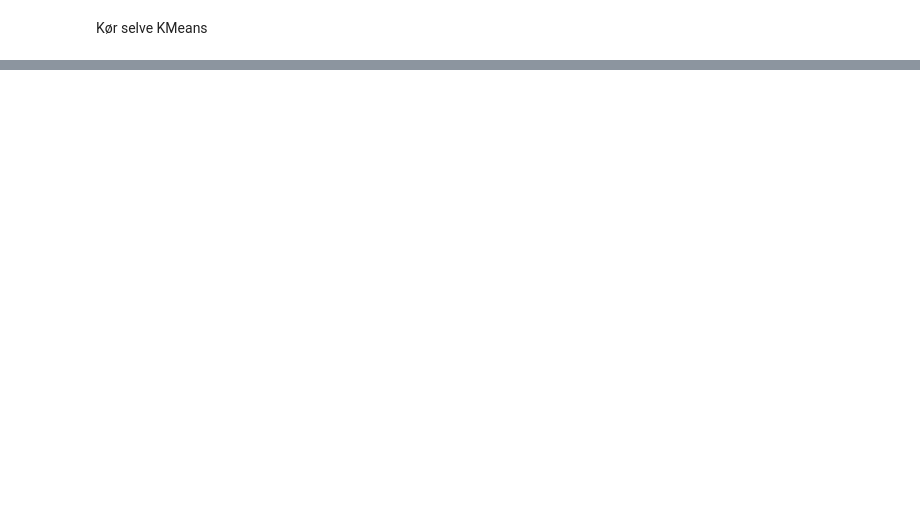
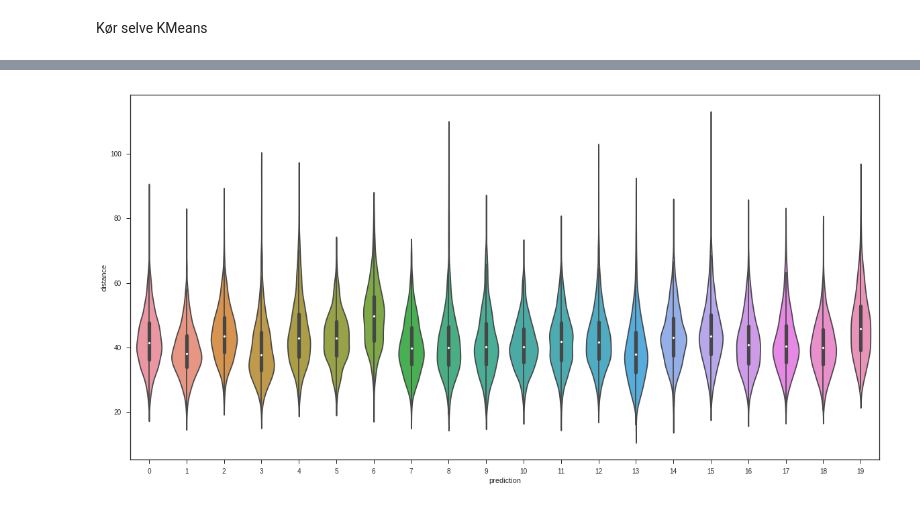
Before and after one commit to mssalvador/Fifa2018, a Jupyter notebook: Teknisk Tirsdag Tutorial (Un-Supervised).ipynb, the cells around one changed output, grey strips where cells are left out. Cells and saved outputs as stored; diff of their text form; code cells hidden in the pictures; blank space fills up the shorter version.

```diff
--- a/Teknisk Tirsdag Tutorial (Un-Supervised).ipynb
+++ b/Teknisk Tirsdag Tutorial (Un-Supervised).ipynb
@@ -244 +278,8 @@ plt.show()
+# %%
+fig = plt.figure(figsize=(20,10))
+ax = fig.gca()
+sb.violinplot(x='prediction', y='distance', data=position_df, orient='v',ax=ax)
+plt.show()
+# %% [output]
+[figure, added]
 # %% [markdown]
```
Also changed, not shown: parts of 40 cells of this notebook, 2 other files.
